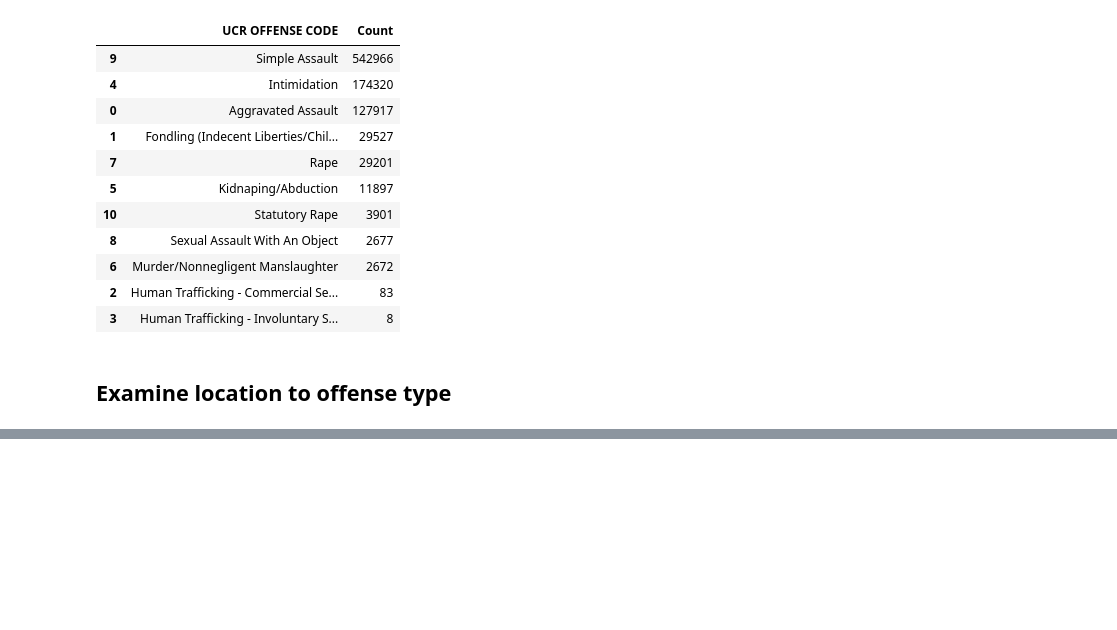
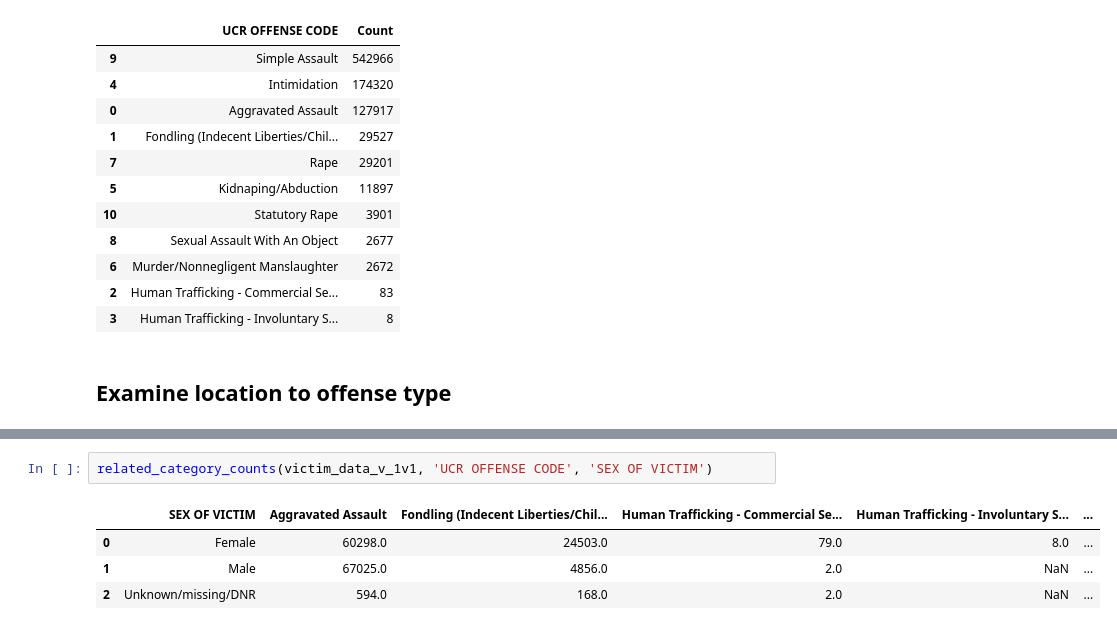
Before and after one commit to castle8080/violence_research, a Jupyter notebook: nat_incident_data.ipynb, the cells around one changed output, grey strips where cells are left out. Saved outputs shown, nothing was run; the diff lists cells and outputs as text; blank space fills up the shorter version.

```diff
--- a/nat_incident_data.ipynb
+++ b/nat_incident_data.ipynb
@@ -316,0 +372,7 @@ location_to_offense_stats
+# %%
+related_category_counts(victim_data_v_1v1, 'UCR OFFENSE CODE', 'SEX OF VICTIM')
+# %% [output]
+|  | SEX OF VICTIM | Aggravated Assault | Fondling (Indecent Liberties/Chil... | Human Trafficking - Commercial Se... | Human Trafficking - Involuntary S... | ... |
+| 0 | Female | 60298.0 | 24503.0 | 79.0 | 8.0 | ... |
+| 1 | Male | 67025.0 | 4856.0 | 2.0 | NaN | ... |
+| 2 | Unknown/missing/DNR | 594.0 | 168.0 | 2.0 | NaN | ... |
```
Also changed, not shown: parts of 12 cells of this notebook.
